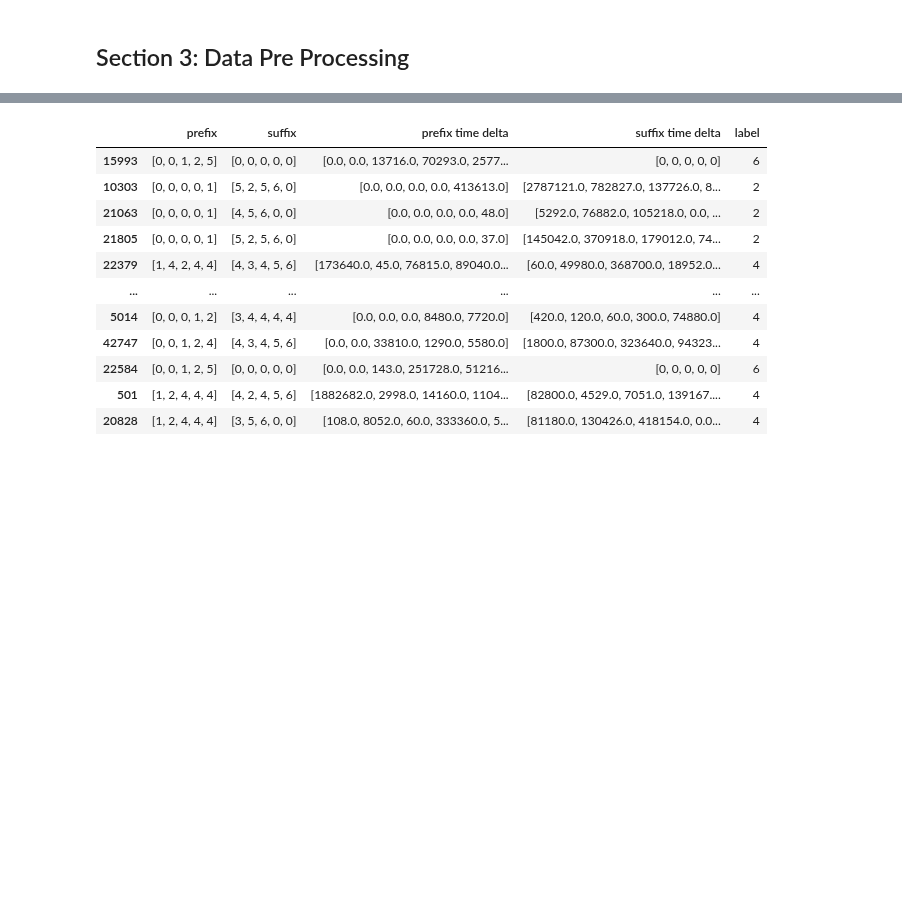
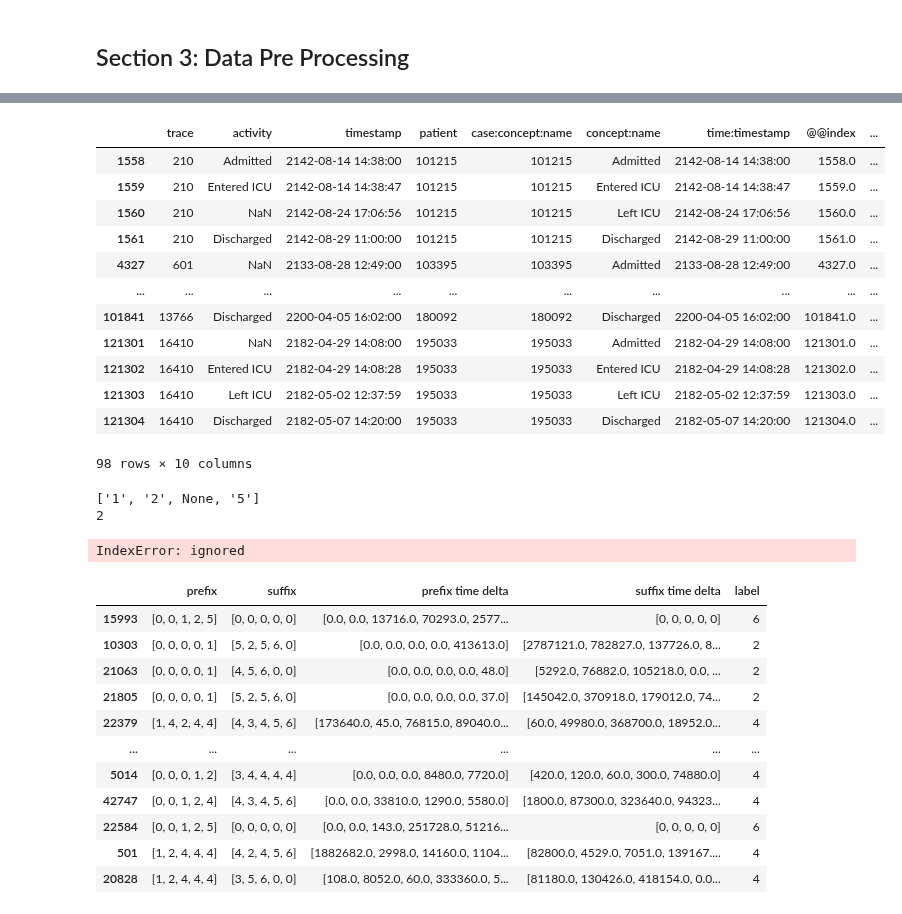
Before and after one commit to adamzbikowski/Process-Mining-Dissertation, a Jupyter notebook: activity_pipeline.ipynb, the cells around one changed output, grey strips where cells are left out. Cells and saved outputs as stored; diff of their text form; code cells hidden in the pictures; blank space fills up the shorter version.

```diff
--- a/activity_pipeline.ipynb
+++ b/activity_pipeline.ipynb
@@ -364,0 +405,36 @@ def label(el):
+# %%
+from copy import deepcopy
+
+def random_remove(el):
+  unique_traces_test = el['trace'].unique()
+  traces = {x : pd.DataFrame() for x in unique_traces_test}
+  df = pd.DataFrame(columns=['trace', 'activity', 'timestamp'])
+  random.seed = (9)
+  targets = []
+
+  for t in unique_traces_test:
+    traces[t] = deepcopy(test_el[:][test_el.trace == t])
+    trace_df = traces[t].sort_values(by='timestamp')
+    rand_index = random.randrange(0,len(trace_df.index))
+    targets.append(trace_df.iat[rand_index,2])
+    trace_df.iat[rand_index, 1] = np.nan
+    df = pd.concat([df, trace_df])
+
+  return df, targets
+# %%
+test_el, test_y = random_remove(test_el)
+test_el
+# %% [output]
+|  | trace | activity | timestamp | patient | case:concept:name | concept:name | time:timestamp | @@index | ... |
+| 1558 | 210 | Admitted | 2142-08-14 14:38:00 | 101215 | 101215 | Admitted | 2142-08-14 14:38:00 | 1558.0 | ... |
+| 1559 | 210 | Entered ICU | 2142-08-14 14:38:47 | 101215 | 101215 | Entered ICU | 2142-08-14 14:38:47 | 1559.0 | ... |
+| 1560 | 210 | NaN | 2142-08-24 17:06:56 | 101215 | 101215 | Left ICU | 2142-08-24 17:06:56 | 1560.0 | ... |
+| 1561 | 210 | Discharged | 2142-08-29 11:00:00 | 101215 | 101215 | Discharged | 2142-08-29 11:00:00 | 1561.0 | ... |
+| 4327 | 601 | NaN | 2133-08-28 12:49:00 | 103395 | 103395 | Admitted | 2133-08-28 12:49:00 | 4327.0 | ... |
+| ... | ... | ... | ... | ... | ... | ... | ... | ... | ... |
+| 101841 | 13766 | Discharged | 2200-04-05 16:02:00 | 180092 | 180092 | Discharged | 2200-04-05 16:02:00 | 101841.0 | ... |
+| 121301 | 16410 | NaN | 2182-04-29 14:08:00 | 195033 | 195033 | Admitted | 2182-04-29 14:08:00 | 121301.0 | ... |
+| 121302 | 16410 | Entered ICU | 2182-04-29 14:08:28 | 195033 | 195033 | Entered ICU | 2182-04-29 14:08:28 | 121302.0 | ... |
+| 121303 | 16410 | Left ICU | 2182-05-02 12:37:59 | 195033 | 195033 | Left ICU | 2182-05-02 12:37:59 | 121303.0 | ... |
+| 121304 | 16410 | Discharged | 2182-05-07 14:20:00 | 195033 | 195033 | Discharged | 2182-05-07 14:20:00 | 121304.0 | ... |
+98 rows × 10 columns
@@ -365 +523,8 @@ def label(el):
+# %%
+labeled_test = label_test(test_el)
+labeled_test
+# %% [output]
+['1', '2', None, '5']
+2
+IndexError: ignored
 # %%
```
Also changed, not shown: parts of 13 cells of this notebook.
